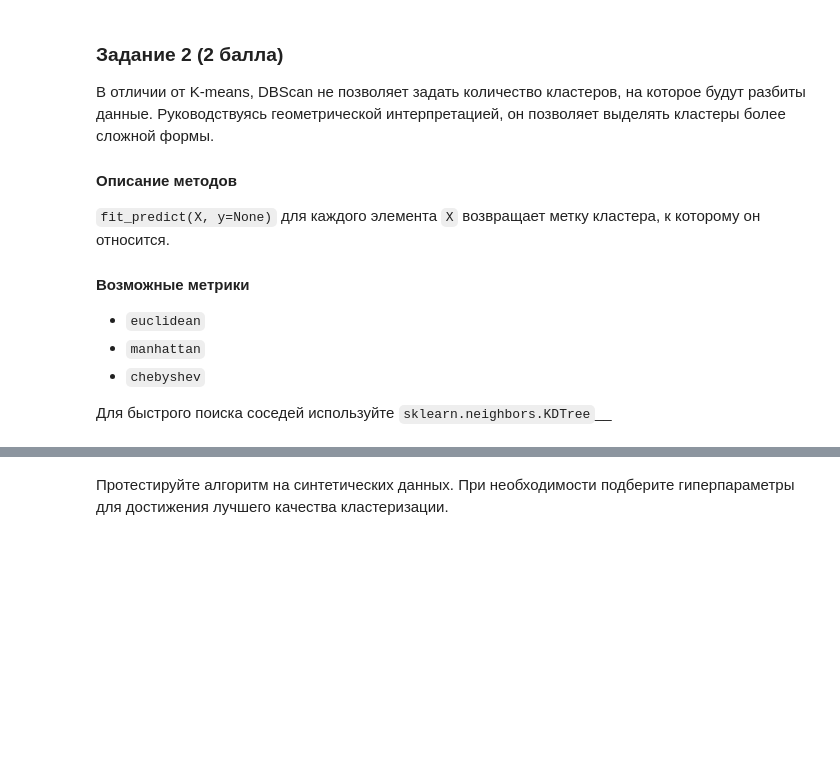
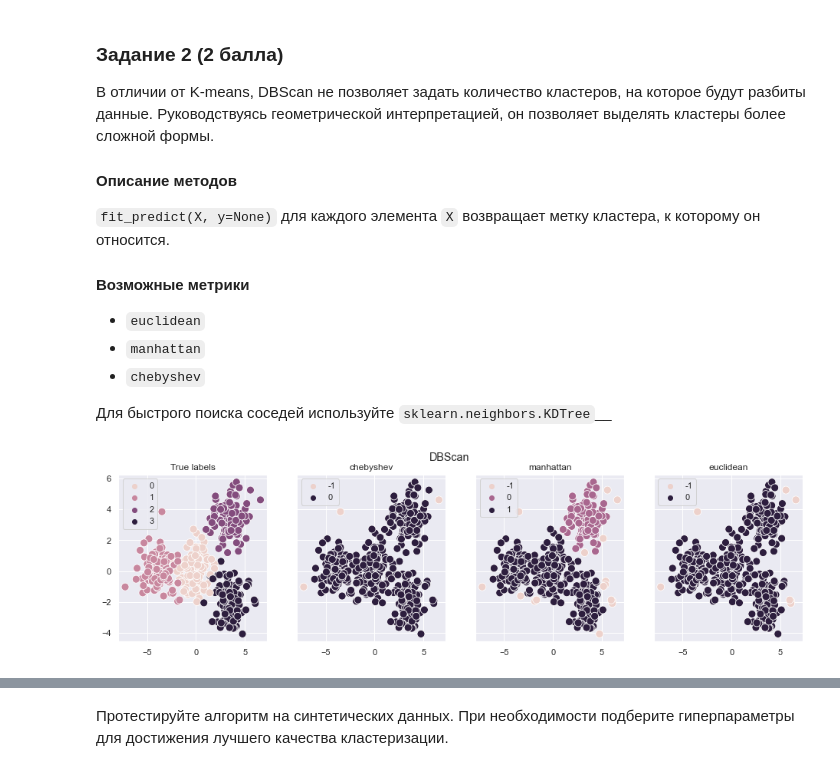
Before and after one commit to aapoliakova/HSE-ML-HW, a Jupyter notebook: 02. Кластеризация/hw02_task.ipynb, the cells around one changed output, grey strips where cells are left out. Cells and saved outputs as stored; diff of their text form; code cells hidden in the pictures; blank space fills up the shorter version.

```diff
--- a/02. Кластеризация/hw02_task.ipynb
+++ b/02. Кластеризация/hw02_task.ipynb
@@ -371 +346,9 @@ class DBScan:
         return labels
+# %%
+for i in np.arange(0.9, 1.0, 0.1):
+    for j in range(5, 6):
+        visualize_it(n_dataset = 1, eps_it = i, size_it = j, algorithm='DBScan')
+#         print(i, j)
+# visualize_it(n_dataset = 2, algorithm='DBScan')
+# %% [output]
+[figure, added]
```
Also changed, not shown: parts of 35 cells of this notebook.
